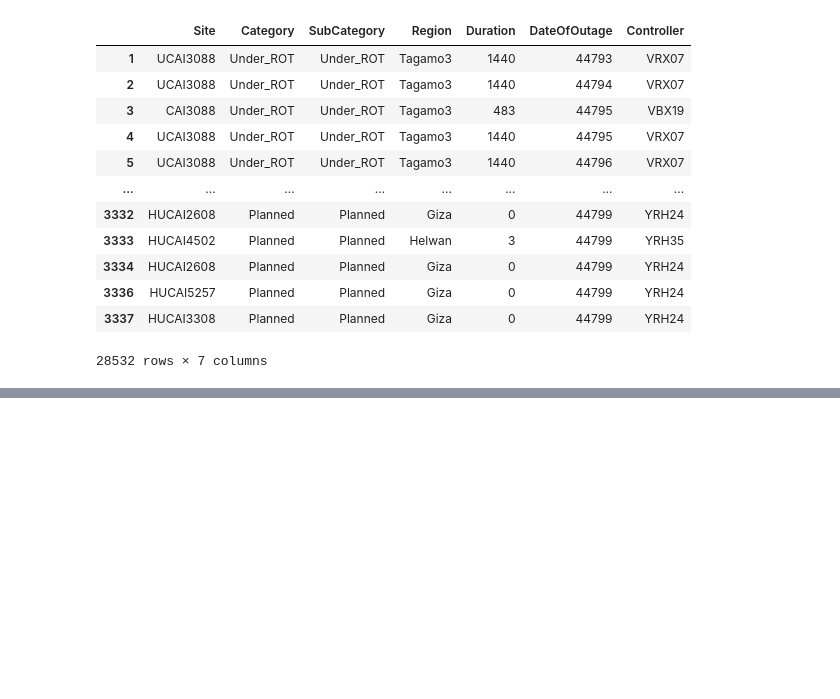
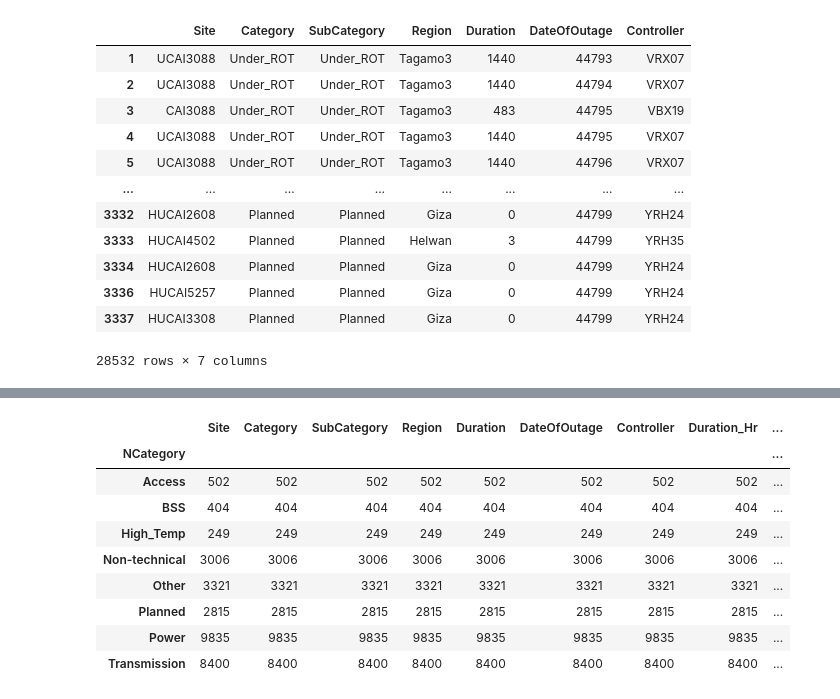
Before and after one commit to Ayman-Abdeen/Ayman-Abdeen-DataAnalysis-A, a Jupyter notebook: Data_Summarization_using_python.ipynb, the cells around one changed output, grey strips where cells are left out. Saved outputs shown, nothing was run; the diff lists cells and outputs as text; code cells hidden in the pictures; blank space fills up the shorter version.

```diff
--- a/Data_Summarization_using_python.ipynb
+++ b/Data_Summarization_using_python.ipynb
@@ -142,0 +284,14 @@ new_df
+# %%
+groupeddf = new_df.groupby("NCategory").count()
+groupeddf
+# %% [output]
+|  | Site | Category | SubCategory | Region | Duration | DateOfOutage | Controller | Duration_Hr | ... |
+| NCategory |  |  |  |  |  |  |  |  | ... |
+| Access | 502 | 502 | 502 | 502 | 502 | 502 | 502 | 502 | ... |
+| BSS | 404 | 404 | 404 | 404 | 404 | 404 | 404 | 404 | ... |
+| High_Temp | 249 | 249 | 249 | 249 | 249 | 249 | 249 | 249 | ... |
+| Non-technical | 3006 | 3006 | 3006 | 3006 | 3006 | 3006 | 3006 | 3006 | ... |
+| Other | 3321 | 3321 | 3321 | 3321 | 3321 | 3321 | 3321 | 3321 | ... |
+| Planned | 2815 | 2815 | 2815 | 2815 | 2815 | 2815 | 2815 | 2815 | ... |
+| Power | 9835 | 9835 | 9835 | 9835 | 9835 | 9835 | 9835 | 9835 | ... |
+| Transmission | 8400 | 8400 | 8400 | 8400 | 8400 | 8400 | 8400 | 8400 | ... |
```
Also changed, not shown: parts of 17 cells of this notebook.
